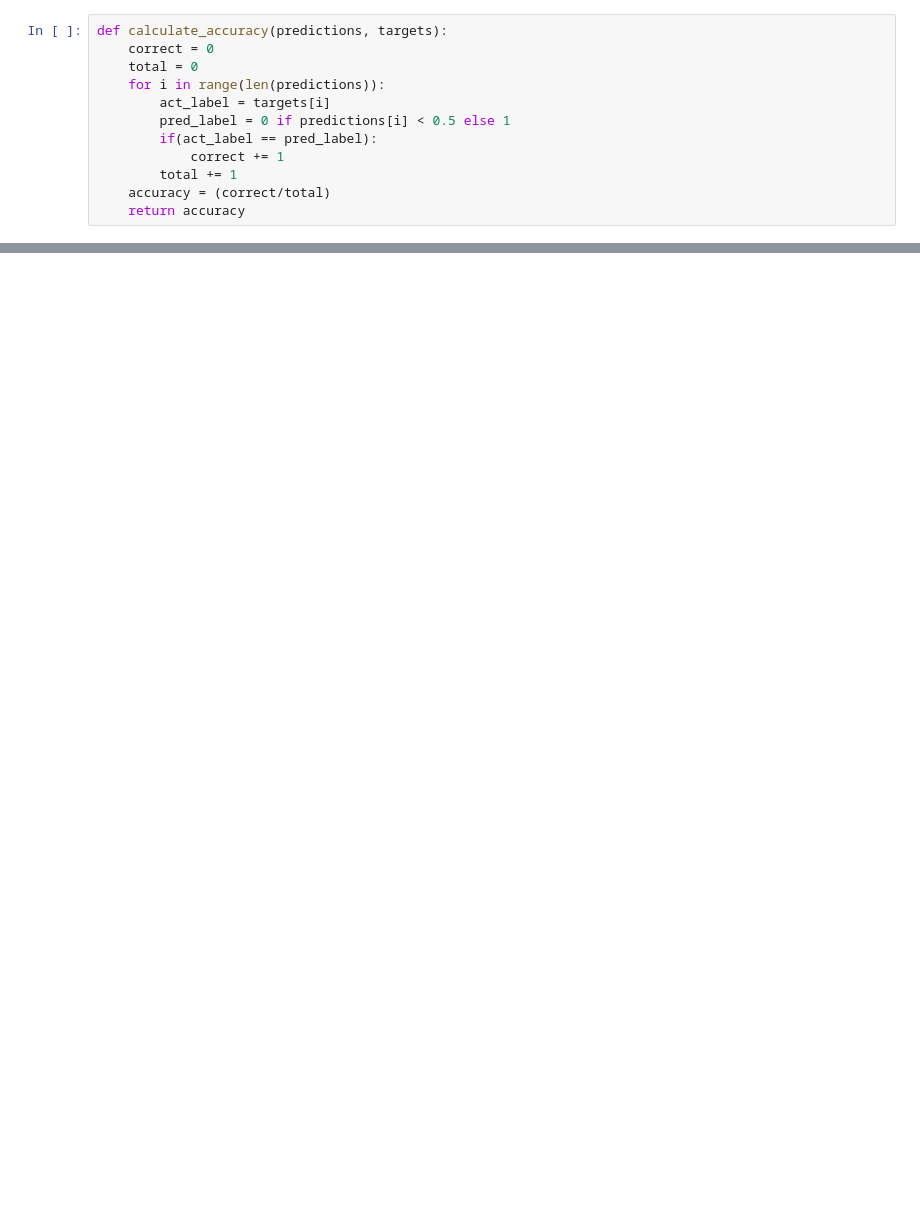
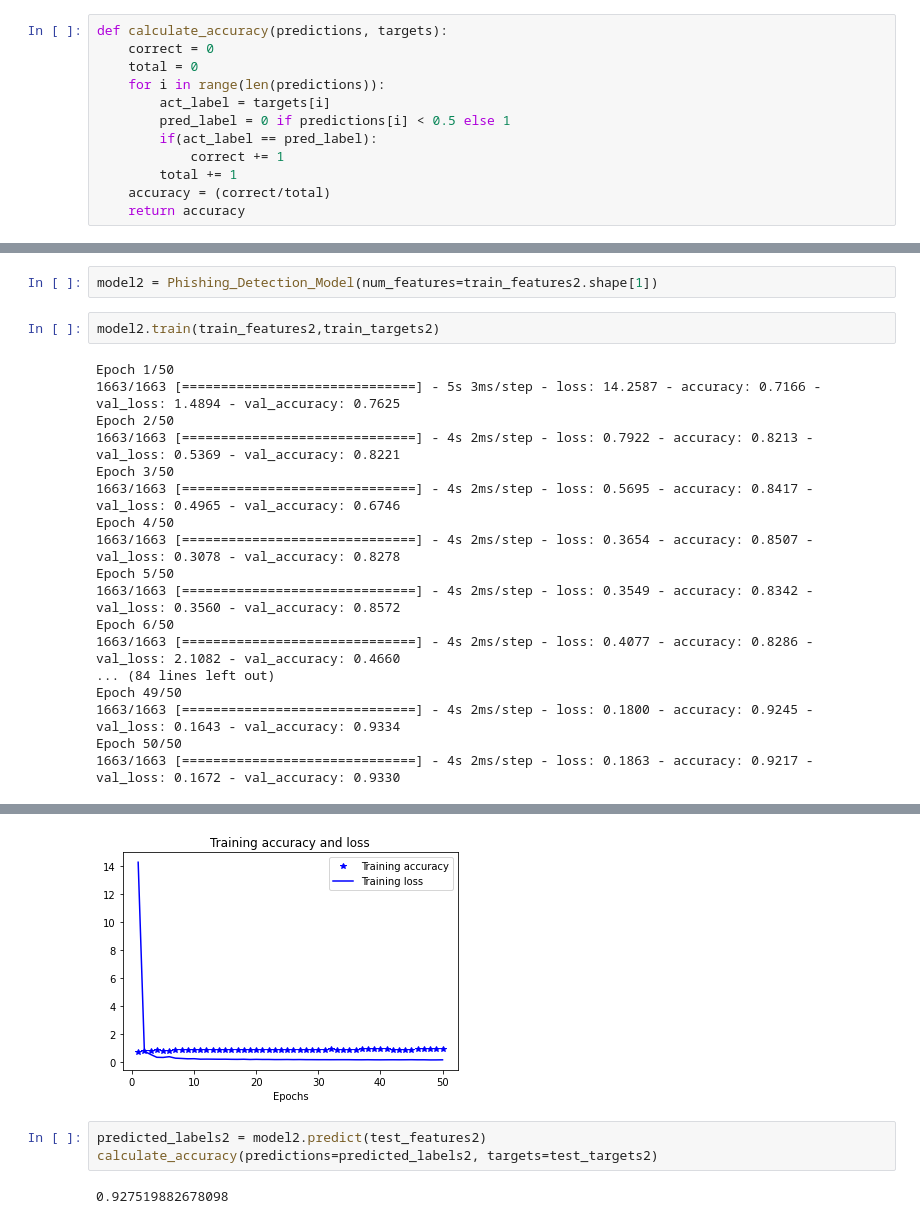
Before and after one commit to cbugayer/Malicious-Email-Detection, a Jupyter notebook: neural_net.ipynb, the cells around one changed output, grey strips where cells are left out. Saved outputs shown, nothing was run; the diff lists cells and outputs as text; blank space fills up the shorter version.

```diff
--- a/neural_net.ipynb
+++ b/neural_net.ipynb
@@ -95,0 +127,22 @@ TypeError: get_features_targets() missing 1 required positional argument: 'colum
+# %%
+model2 = Phishing_Detection_Model(num_features=train_features2.shape[1])
+# %%
+model2.train(train_features2,train_targets2)
+# %% [output]
+Epoch 1/50
+1663/1663 [==============================] - 5s 3ms/step - loss: 14.2587 - accuracy: 0.7166 - val_loss: 1.4894 - val_accuracy: 0.7625
+Epoch 2/50
+1663/1663 [==============================] - 4s 2ms/step - loss: 0.7922 - accuracy: 0.8213 - val_loss: 0.5369 - val_accuracy: 0.8221
+Epoch 3/50
+1663/1663 [==============================] - 4s 2ms/step - loss: 0.5695 - accuracy: 0.8417 - val_loss: 0.4965 - val_accuracy: 0.6746
+Epoch 4/50
+1663/1663 [==============================] - 4s 2ms/step - loss: 0.3654 - accuracy: 0.8507 - val_loss: 0.3078 - val_accuracy: 0.8278
+Epoch 5/50
+1663/1663 [==============================] - 4s 2ms/step - loss: 0.3549 - accuracy: 0.8342 - val_loss: 0.3560 - val_accuracy: 0.8572
+Epoch 6/50
+1663/1663 [==============================] - 4s 2ms/step - loss: 0.4077 - accuracy: 0.8286 - val_loss: 2.1082 - val_accuracy: 0.4660
+... (84 lines left out)
+Epoch 49/50
+1663/1663 [==============================] - 4s 2ms/step - loss: 0.1800 - accuracy: 0.9245 - val_loss: 0.1643 - val_accuracy: 0.9334
+Epoch 50/50
+1663/1663 [==============================] - 4s 2ms/step - loss: 0.1863 - accuracy: 0.9217 - val_loss: 0.1672 - val_accuracy: 0.9330
@@ -95,0 +150,6 @@ TypeError: get_features_targets() missing 1 required positional argument: 'colum
+[figure, added]
+# %%
+predicted_labels2 = model2.predict(test_features2)
+calculate_accuracy(predictions=predicted_labels2, targets=test_targets2)
+# %% [output]
+0.927519882678098
```
Also changed, not shown: parts of 9 cells of this notebook, 7 other files.
